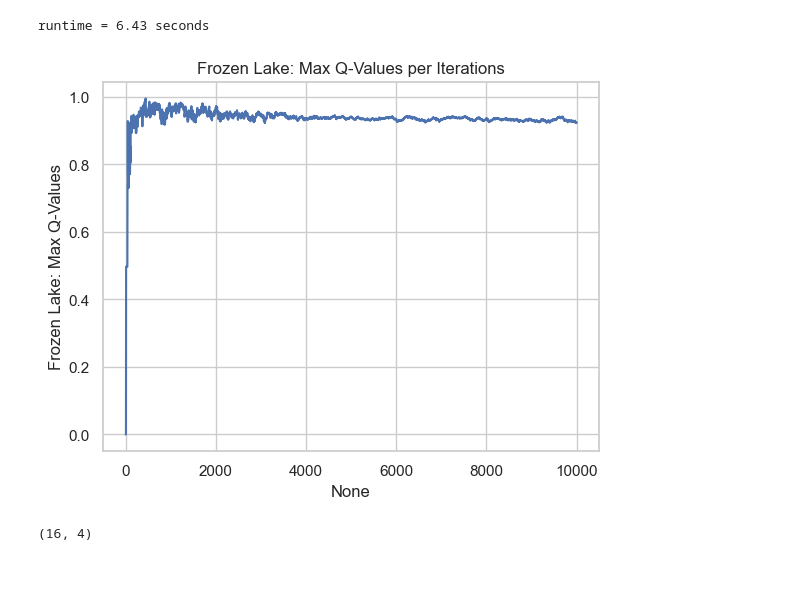
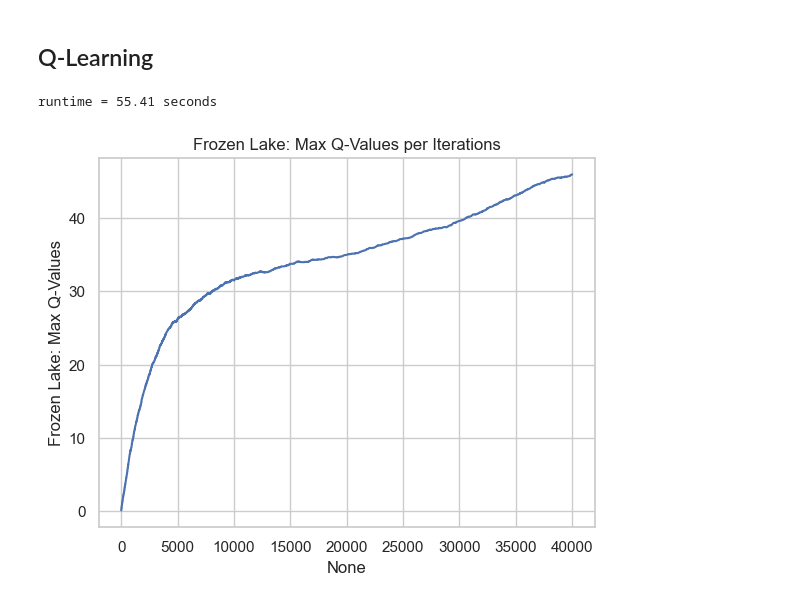
Before and after one commit to lboadi2/machine_learning, a Jupyter notebook: 4_reinforcement_learning/frozen_lake.ipynb, the cells around one changed output. Saved outputs shown, nothing was run; the diff lists cells and outputs as text; code cells hidden in the pictures; blank space fills up the shorter version.

```diff
--- a/4_reinforcement_learning/frozen_lake.ipynb
+++ b/4_reinforcement_learning/frozen_lake.ipynb
@@ -20,11 +20,11 @@ from matplotlib.colors import LinearSegmentedColormap
 # %%
 class Plots:
     @staticmethod
-    def grid_world_policy_plot(data, label, n_states=64):
+    def grid_world_policy_plot(data, label):
         if not math.modf(math.sqrt(len(data)))[0] == 0.0:
             warnings.warn("Grid map expected.  Check data length")
         else:
-            grid = int(math.sqrt(n_states))
+            grid = int(math.sqrt(np.array(data).shape[0]))
             data = np.around(np.array(data).reshape((grid, grid)), 2)
             df = pd.DataFrame(data=data)
             my_colors = ((0.0, 0.0, 0.0, 1.0), (0.8, 0.0, 0.0, 1.0), (0.0, 0.8, 0.0, 1.0), (0.0, 0.0, 0.8, 1.0))
@@ -37,21 +37,21 @@ class Plots:
             plt.show()
 
     @staticmethod
-    def grid_values_heat_map(data, label, n_states=64):
+    def grid_values_heat_map(data, label, ax=None):
         if not math.modf(math.sqrt(len(data)))[0] == 0.0:
             warnings.warn("Grid map expected.  Check data length")
         else:
-            grid = int(math.sqrt(n_states))
+            grid = int(math.sqrt(np.array(data).shape[0]))
             data = np.around(np.array(data).reshape((grid, grid)), 2)
             df = pd.DataFrame(data=data)
-            sns.heatmap(df, annot=True).set_title(label)
+            sns.heatmap(df, annot=True, ax=ax).set_title(label)
             plt.show()
 
     @staticmethod
-    def v_iters_plot(data, label):
+    def v_iters_plot(data, label,ax=None):
         df = pd.DataFrame(data=data)
         df.columns = [label]
-        sns.set_theme(style="whitegrid")
+        sns.set_theme(style = "whitegrid")
         title = label + " per Iterations"
-        sns.lineplot(x=df.index, y=label, data=df).set_title(title)
+        sns.lineplot(x=df.index, y=label, data=df, ax=None).set_title(title)
         plt.show()
@@ -87,12 +100,11 @@ runtime = 0.07 seconds
+# %% [markdown]
+## Q-Learning
 # %%
+frozen_lake = gym.make('FrozenLake-v1', desc=generate_random_map(size=32))
 # Q-learning v_iters_plot
-Q, V, pi, Q_track, pi_track = RL(frozen_lake.env).q_learning()
+Q, V, pi, Q_track, pi_track = RL(frozen_lake.env).q_learning(gamma=0.9, init_alpha=0.1,min_alpha = 0.05,min_epsilon=0.2,n_episodes=40_000)
 max_q_value_per_iter = np.amax(np.amax(Q_track, axis=2), axis=1)
 Plots.v_iters_plot(max_q_value_per_iter, "Frozen Lake: Max Q-Values")
 # %% [output]
-runtime = 6.43 seconds
+runtime = 55.41 seconds
-[figure, old version]
+[figure, new version]
-# %%
-Q.shape
-# %% [output]
-(16, 4)
```
Also changed, not shown: parts of 17 cells of this notebook, 11 other files.
